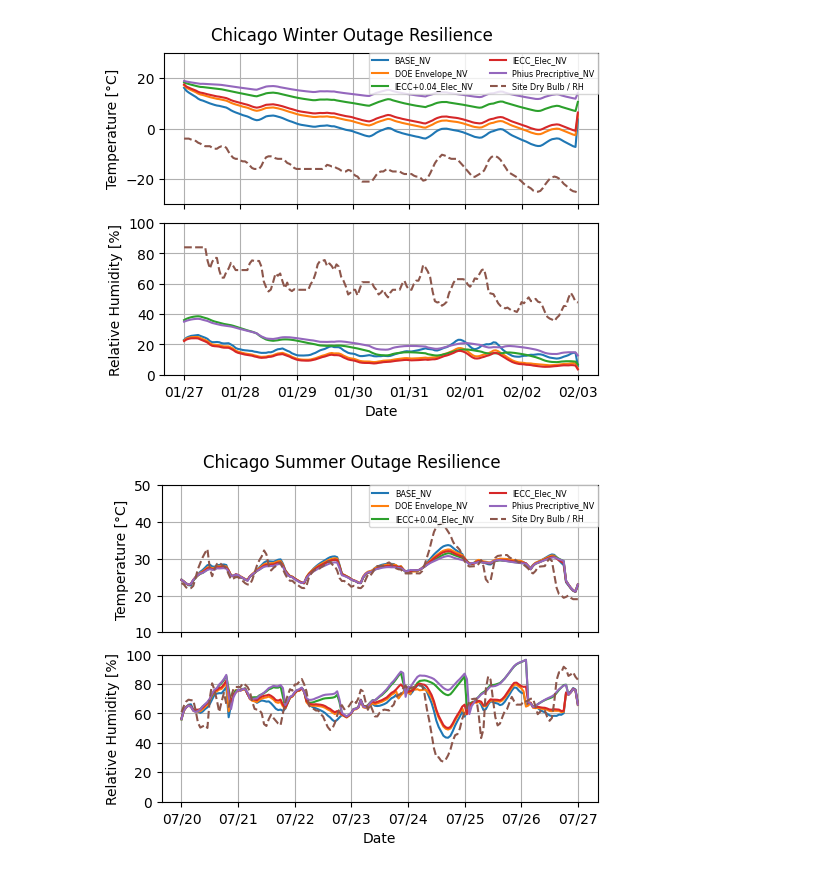
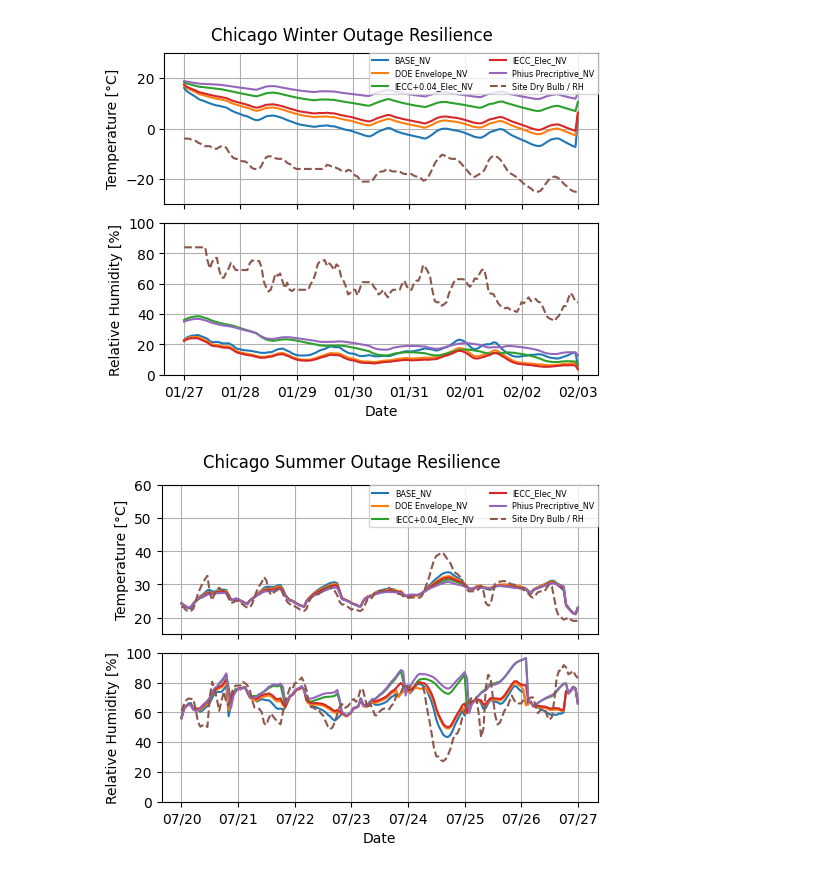
Before and after one commit to amitche8/IIT-PhD, a Jupyter notebook: IBPSA Reslience Paper/ibpsaPaper.ipynb, the cells around one changed output. Saved outputs shown, nothing was run; the diff lists cells and outputs as text; code cells hidden in the pictures.

```diff
--- a/IBPSA Reslience Paper/ibpsaPaper.ipynb
+++ b/IBPSA Reslience Paper/ibpsaPaper.ipynb
@@ -135,33 +135,33 @@ fig.suptitle(('Chicago Summer Outage Resilience'), fontsize='large')
 ax = fig.subplot_mosaic([['temperature'],['rh']])
 
 for file in files:
     file = file.replace('IBPSA_ChicagoIL_','')
     file = file.replace('_BR_eplusout.csv','')
     db[file] = dfh[(str(file)+ '_DB')]
     rh[file] = dfh[(str(file)+'_RH')]
     ax['temperature'].plot(x,db[file], label=(str(file)))
     ax['rh'].plot(x,rh[file], label=(str(file) + "_Zone RH"))
 
 #Plot site temp
 ax['temperature'].plot(x,dfh["Environment:Site Outdoor Air Drybulb Temperature [C](Hourly)"], label="Site Dry Bulb / RH", linestyle='dashed')
 ax['rh'].plot(x,dfh["Environment:Site Outdoor Air Relative Humidity [%](Hourly)"], label="Site Relative Humidity [%]", linestyle='dashed')
 
 #fig.subplots_adjust(bottom=0.1)
 ax['temperature'].set_ylabel('Temperature [°C]')
-ax['temperature'].set_ylim(10,50)
+ax['temperature'].set_ylim(15,60)
 ax['temperature'].legend(ncol=2, loc='upper right', borderaxespad=0, fontsize='xx-small')
 ax['temperature'].grid(True)
 
 ax['rh'].set_xlabel('Date')
 ax['rh'].set_ylim(0,100)
 ax['rh'].set_ylabel('Relative Humidity [%]')
 # ax['rh'].legend(ncol=2, loc='upper right', borderaxespad=0, fontsize='xx-small')
 ax['rh'].grid(True)
 ax['temperature'].tick_params(labelbottom = False)
 ax['rh'].xaxis.set_major_formatter(mdates.DateFormatter('%m/%d'))
 
 plt.savefig("Chicago_Cooling Outage Resilience Graphs.png", dpi=600)
 # %% [output]
 [figure]
-[figure, old version]
+[figure, new version]
 # %%
```
Also changed, not shown: parts of 4 cells of this notebook, 8 other files.
